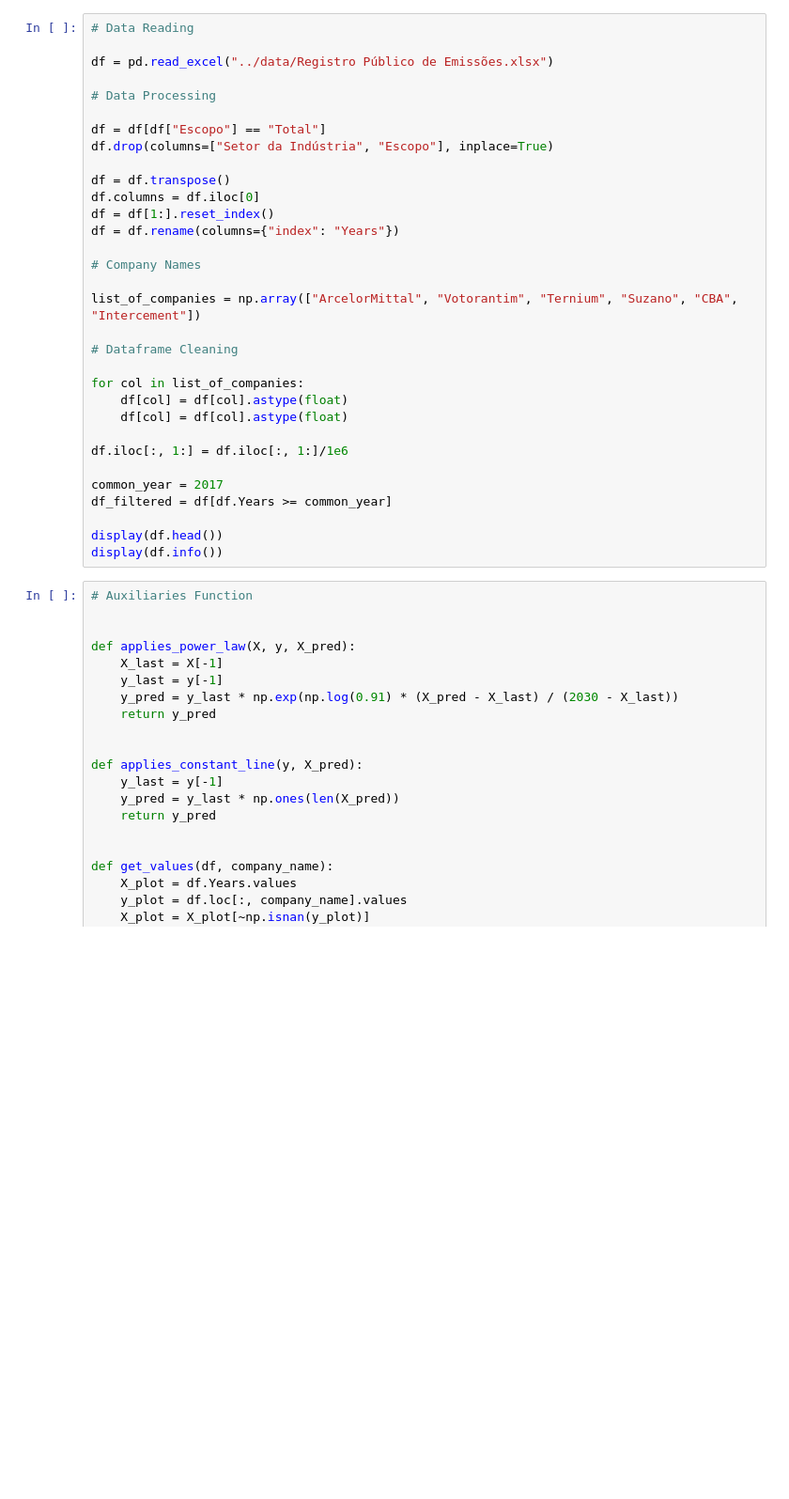
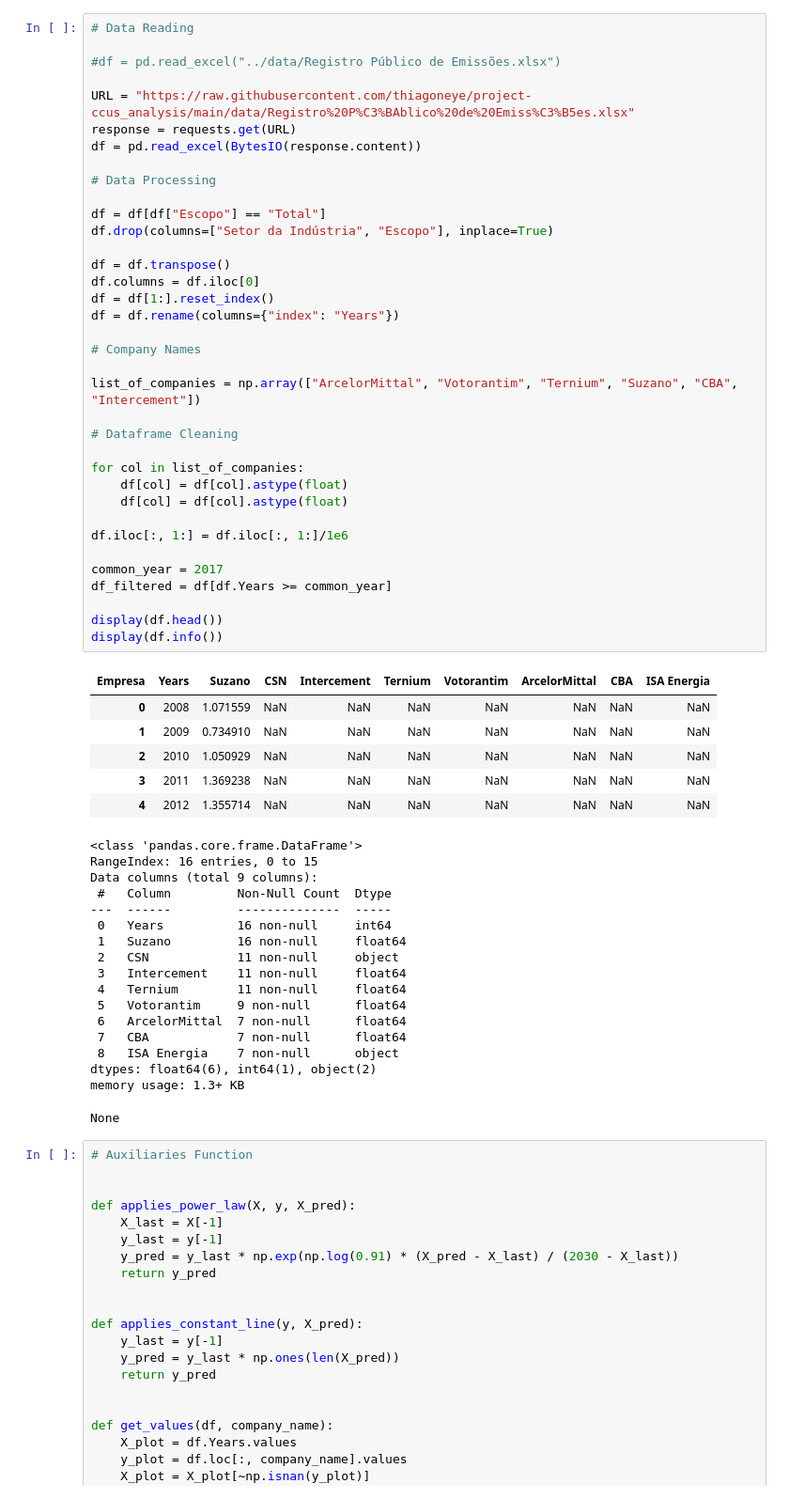
Before and after one commit to thiagoneye/costcaster, a Jupyter notebook: src/main.ipynb, the cells around one changed output. Shown: that part at 94% size. Cells and saved outputs as stored; diff of their text form; blank space fills up the shorter version.

```diff
--- a/src/main.ipynb
+++ b/src/main.ipynb
@@ -30,35 +27,63 @@ ModuleNotFoundError: No module named 'pmdarima'
 # %%
 # Data Reading
 
-df = pd.read_excel("../data/Registro Público de Emissões.xlsx")
+#df = pd.read_excel("../data/Registro Público de Emissões.xlsx")
+
+URL = "https://raw.githubusercontent.com/thiagoneye/project-ccus_analysis/main/data/Registro%20P%C3%BAblico%20de%20Emiss%C3%B5es.xlsx"
+response = requests.get(URL)
+df = pd.read_excel(BytesIO(response.content))
 
 # Data Processing
 
 df = df[df["Escopo"] == "Total"]
 df.drop(columns=["Setor da Indústria", "Escopo"], inplace=True)
 
 df = df.transpose()
 df.columns = df.iloc[0]
 df = df[1:].reset_index()
 df = df.rename(columns={"index": "Years"})
 
 # Company Names
 
 list_of_companies = np.array(["ArcelorMittal", "Votorantim", "Ternium", "Suzano", "CBA", "Intercement"])
 
 # Dataframe Cleaning
 
 for col in list_of_companies:
     df[col] = df[col].astype(float)
     df[col] = df[col].astype(float)
 
 df.iloc[:, 1:] = df.iloc[:, 1:]/1e6
 
 common_year = 2017
 df_filtered = df[df.Years >= common_year]
 
 display(df.head())
 display(df.info())
+# %% [output]
+| Empresa | Years | Suzano | CSN | Intercement | Ternium | Votorantim | ArcelorMittal | CBA | ISA Energia |
+| 0 | 2008 | 1.071559 | NaN | NaN | NaN | NaN | NaN | NaN | NaN |
+| 1 | 2009 | 0.734910 | NaN | NaN | NaN | NaN | NaN | NaN | NaN |
+| 2 | 2010 | 1.050929 | NaN | NaN | NaN | NaN | NaN | NaN | NaN |
+| 3 | 2011 | 1.369238 | NaN | NaN | NaN | NaN | NaN | NaN | NaN |
+| 4 | 2012 | 1.355714 | NaN | NaN | NaN | NaN | NaN | NaN | NaN |
+<class 'pandas.core.frame.DataFrame'>
+RangeIndex: 16 entries, 0 to 15
+Data columns (total 9 columns):
+ #   Column         Non-Null Count  Dtype
+---  ------         --------------  -----
+ 0   Years          16 non-null     int64
+ 1   Suzano         16 non-null     float64
+ 2   CSN            11 non-null     object
+ 3   Intercement    11 non-null     float64
+ 4   Ternium        11 non-null     float64
+ 5   Votorantim     9 non-null      float64
+ 6   ArcelorMittal  7 non-null      float64
+ 7   CBA            7 non-null      float64
+ 8   ISA Energia    7 non-null      object
+dtypes: float64(6), int64(1), object(2)
+memory usage: 1.3+ KB
+None
 # %%
 # Auxiliaries Function
 
```
Also changed, not shown: parts of 4 cells of this notebook.
